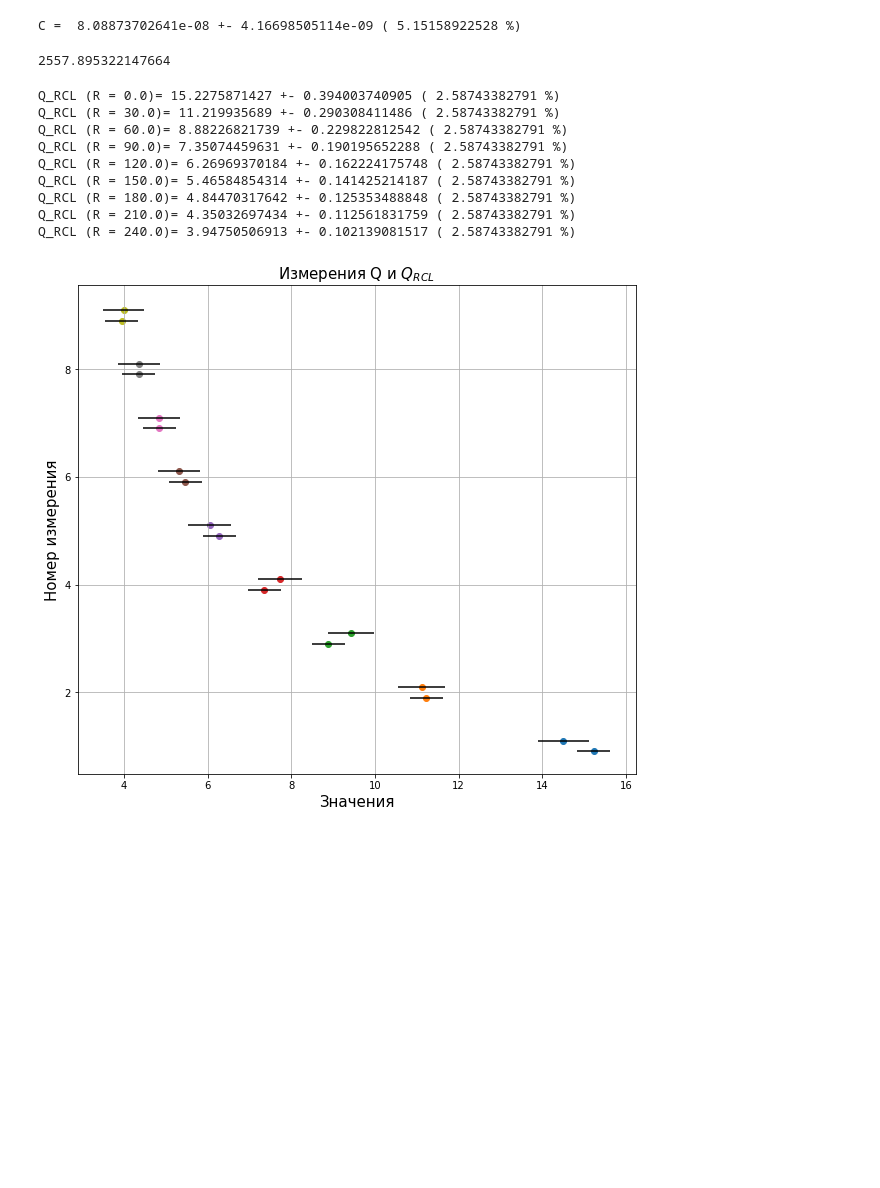
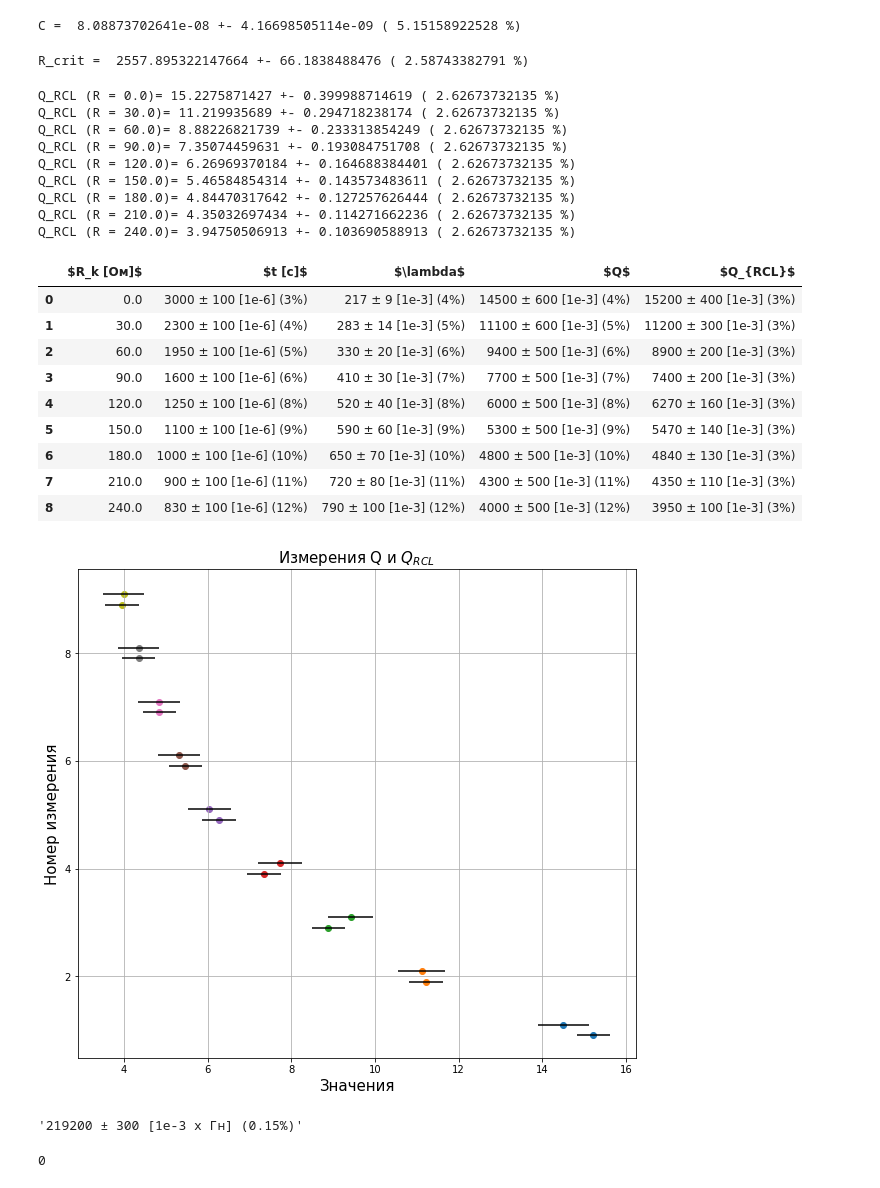
Before and after one commit to shevkunov/workout, a Jupyter notebook: labs/lab2.2 - lab2.1.ipynb, the cells around one changed output. Cells and saved outputs as stored; diff of their text form; code cells hidden in the pictures; blank space fills up the shorter version.

```diff
--- a/labs/lab2.2 - lab2.1.ipynb
+++ b/labs/lab2.2 - lab2.1.ipynb
@@ -128,8 +161,12 @@ gamma = 1. / ts_re[:, 0]
 lambd = gamma * T
 lambd_RE = [prodErrorR([T_RE, 0.2 * multiplier / ts]) for ts in ts_re[:,0]]
 # %%
-for i in range(len(Q)):
+lambd_rounded = []
+for i in range(len(lambd)):
     sciPrintR(lambd[i], lambd_RE[i], "lambd (Rk = {}) =".format(ts_re[i, 1]))
+    lambd_rounded.append(sciRoundR(lambd[i],lambd_RE[i]))
+df["$\lambda$"] = lambd_rounded
+df
 # %% [output]
 lambd (Rk = 0.0) = 0.216666666667 +- 0.0091117885927 ( 4.20544088894 %)
 lambd (Rk = 30.0) = 0.282608695652 +- 0.0142649419315 ( 5.04759483731 %)
@@ -172,6 +202,8 @@ Q = np.pi / lambd
 Q_RE = lambd_RE
 for i in range(len(Q)):
     sciPrintR(Q[i], Q_RE[i], "Q (Rk = {}) =".format(ts_re[i, 1]))
+df["$Q$"] = [sciRoundR(Q[i], Q_RE[i]) for i in range(len(Q))]
+df
 # %% [output]
 Q (Rk = 0.0) = 14.4996584012 +- 0.60977456316 ( 4.20544088894 %)
 Q (Rk = 30.0) = 11.1164047742 +- 0.561111073479 ( 5.04759483731 %)
@@ -201,43 +243,46 @@ sciPrintR(C, C_RE, "C = ")
 C =  8.08873702641e-08 +- 4.16698505114e-09 ( 5.15158922528 %)
 # %%
 R_crit = 2. * sqrt(L/C)
-R_crit
+sciPrintR(R_crit, prodErrorR_degs([(0.5, L_RE), (0.5, C_RE)]), "R_crit = ")
 # %% [output]
-2557.895322147664
+R_crit =  2557.895322147664 +- 66.1838488476 ( 2.58743382791 %)
 # %%
 Q_RCL = 1. / (ts_re[:, 1] + R_coil) * sqrt(L / C)
-Q_RCL_RE = prodErrorR_degs([(0.5, L_RE), (0.5, C_RE)])  # на погрешность сопротивления забили, маленькая
+Q_RCL_RE = prodErrorR_degs([(0.5, L_RE), (0.5, C_RE), (-1, R_coil_RE)])  # на погрешность сопротивления забили, маленькая
 for i, q_rcl in enumerate(Q_RCL):
     sciPrintR(q_rcl, Q_RCL_RE, "Q_RCL (R = {})=".format(ts_re[i, 1]))
+
+df["$Q_{RCL}$"] = [sciRoundR(Q_RCL[i], Q_RCL_RE) for i in range(len(Q))]
+df
 # %% [output]
-Q_RCL (R = 0.0)= 15.2275871427 +- 0.394003740905 ( 2.58743382791 %)
-Q_RCL (R = 30.0)= 11.219935689 +- 0.290308411486 ( 2.58743382791 %)
-Q_RCL (R = 60.0)= 8.88226821739 +- 0.229822812542 ( 2.58743382791 %)
-Q_RCL (R = 90.0)= 7.35074459631 +- 0.190195652288 ( 2.58743382791 %)
-Q_RCL (R = 120.0)= 6.26969370184 +- 0.162224175748 ( 2.58743382791 %)
-Q_RCL (R = 150.0)= 5.46584854314 +- 0.141425214187 ( 2.58743382791 %)
-Q_RCL (R = 180.0)= 4.84470317642 +- 0.125353488848 ( 2.58743382791 %)
-Q_RCL (R = 210.0)= 4.35032697434 +- 0.112561831759 ( 2.58743382791 %)
-Q_RCL (R = 240.0)= 3.94750506913 +- 0.102139081517 ( 2.58743382791 %)
+Q_RCL (R = 0.0)= 15.2275871427 +- 0.399988714619 ( 2.62673732135 %)
+Q_RCL (R = 30.0)= 11.219935689 +- 0.294718238174 ( 2.62673732135 %)
+Q_RCL (R = 60.0)= 8.88226821739 +- 0.233313854249 ( 2.62673732135 %)
+Q_RCL (R = 90.0)= 7.35074459631 +- 0.193084751708 ( 2.62673732135 %)
+Q_RCL (R = 120.0)= 6.26969370184 +- 0.164688384401 ( 2.62673732135 %)
+Q_RCL (R = 150.0)= 5.46584854314 +- 0.143573483611 ( 2.62673732135 %)
+Q_RCL (R = 180.0)= 4.84470317642 +- 0.127257626444 ( 2.62673732135 %)
+Q_RCL (R = 210.0)= 4.35032697434 +- 0.114271662236 ( 2.62673732135 %)
+Q_RCL (R = 240.0)= 3.94750506913 +- 0.103690588913 ( 2.62673732135 %)
+|  | $R_k [Ом]$ | $t [с]$ | $\lambda$ | $Q$ | $Q_{RCL}$ |
+| 0 | 0.0 | 3000 ± 100 [1e-6] (3%) | 217 ± 9 [1e-3] (4%) | 14500 ± 600 [1e-3] (4%) | 15200 ± 400 [1e-3] (3%) |
+| 1 | 30.0 | 2300 ± 100 [1e-6] (4%) | 283 ± 14 [1e-3] (5%) | 11100 ± 600 [1e-3] (5%) | 11200 ± 300 [1e-3] (3%) |
+| 2 | 60.0 | 1950 ± 100 [1e-6] (5%) | 330 ± 20 [1e-3] (6%) | 9400 ± 500 [1e-3] (6%) | 8900 ± 200 [1e-3] (3%) |
+| 3 | 90.0 | 1600 ± 100 [1e-6] (6%) | 410 ± 30 [1e-3] (7%) | 7700 ± 500 [1e-3] (7%) | 7400 ± 200 [1e-3] (3%) |
+| 4 | 120.0 | 1250 ± 100 [1e-6] (8%) | 520 ± 40 [1e-3] (8%) | 6000 ± 500 [1e-3] (8%) | 6270 ± 160 [1e-3] (3%) |
+| 5 | 150.0 | 1100 ± 100 [1e-6] (9%) | 590 ± 60 [1e-3] (9%) | 5300 ± 500 [1e-3] (9%) | 5470 ± 140 [1e-3] (3%) |
+| 6 | 180.0 | 1000 ± 100 [1e-6] (10%) | 650 ± 70 [1e-3] (10%) | 4800 ± 500 [1e-3] (10%) | 4840 ± 130 [1e-3] (3%) |
+| 7 | 210.0 | 900 ± 100 [1e-6] (11%) | 720 ± 80 [1e-3] (11%) | 4300 ± 500 [1e-3] (11%) | 4350 ± 110 [1e-3] (3%) |
+| 8 | 240.0 | 830 ± 100 [1e-6] (12%) | 790 ± 100 [1e-3] (12%) | 4000 ± 500 [1e-3] (12%) | 3950 ± 100 [1e-3] (3%) |
-# %%
-def plotIntervals(x, x_std, y, y_std, xlabel="Значения",
-                  ylabel="Номер измерения", title="", fontsize=15):
-    assert len(x) == len(x_std)
-    assert len(y) == len(y_std)
-    assert len(x) == len(y)
-    plt.figure(figsize=(10, len(x)))
-    hstep = 1
-    hsmall = 0.1
-    for i in range(len(x)):
-        plt.hlines((i + 1) * hstep - hsmall, x[i] - x_std[i], x[i] + x_std[i])
-        plt.hlines((i + 1) * hstep + hsmall, y[i] - y_std[i], y[i] + y_std[i])
-        plt.scatter([x[i], y[i]], [(i + 1) * hstep - hsmall, (i + 1)*hstep + hsmall], )
-    plt.grid()
-    plt.xlabel(xlabel, fontsize=fontsize)
-    plt.ylabel(ylabel, fontsize=fontsize)
-    plt.title(title, fontsize=fontsize)
-    plt.show()
-
-plotIntervals(Q_RCL, [Q_RCL_RE * Q_RCL] * len(Q_RCL), Q, Q_RE * Q, title="Измерения Q и $Q_{RCL}$")
-# %% [output]
-[figure, removed]
+# %%
+plotIntervals(Q_RCL, [Q_RCL_RE * Q_RCL] * len(Q_RCL), Q, Q_RE * Q, title="Измерения Q и $Q_{RCL}$")
+# %% [output]
+[figure, added]
+# %%
+sciRoundR(219.20056, 0.00145754, unit="Гн")
+# %% [output]
+'219200 ± 300 [1e-3 x Гн] (0.15%)'
+# %%
+1// 3
+# %% [output]
+0
```
Also changed, not shown: parts of 17 cells of this notebook, 1 other file.
